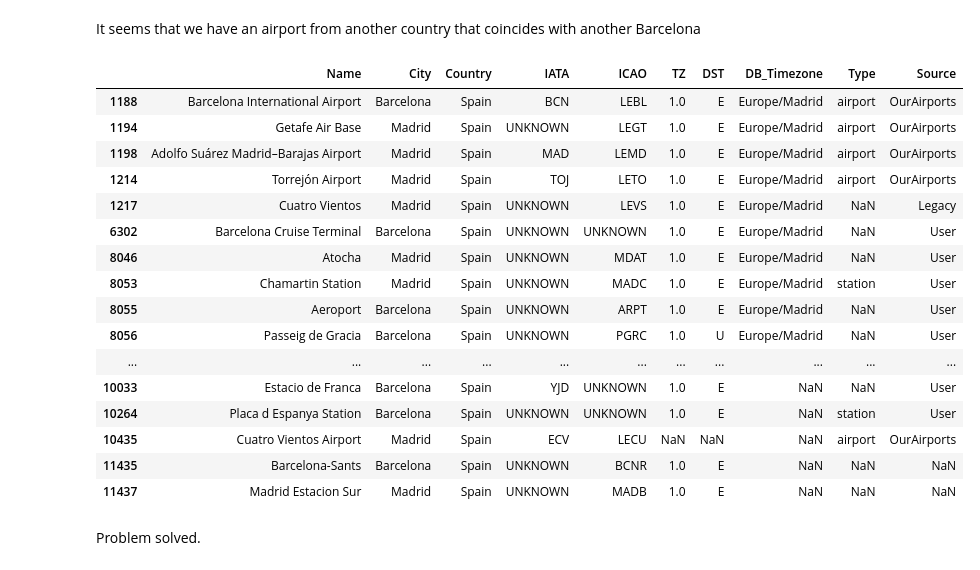
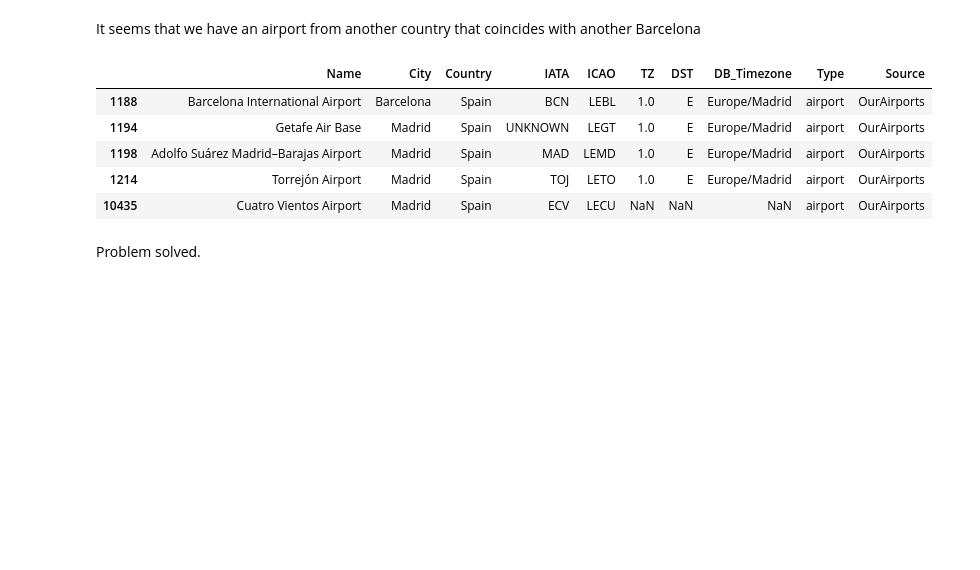
Before and after one commit to Mariospren/Individual_project_airports, a Jupyter notebook: Airports.ipynb, the cells around one changed output. Cells and saved outputs as stored; diff of their text form; code cells hidden in the pictures; blank space fills up the shorter version.

```diff
--- a/Airports.ipynb
+++ b/Airports.ipynb
@@ -463,7 +463,9 @@ plt.show()
 # Filter the DataFrame 'df_filled' to include only entries for the cities 'Barcelona' or 'Madrid'.
 Madrid_Barcelona = df_filled[(df_filled['City'] == 'Barcelona') | (df_filled['City'] == 'Madrid')]
 
-Madrid_Barcelona
+Madrid_Barcelona_airports = Madrid_Barcelona[Madrid_Barcelona['Type'] == 'airport']
+
+Madrid_Barcelona_airports
 # %% [output]
 |  | Name | City | Country | IATA | ICAO | TZ | DST | DB_Timezone | Type | Source |
 | 1188 | Barcelona International Airport | Barcelona | Spain | BCN | LEBL | 1.0 | E | Europe/Madrid | airport | OurAirports |
@@ -486,27 +478,16 @@ Madrid_Barcelona
 It seems that we have an airport from another country that coincides with another Barcelona
 # %%
 #Further filter the 'Madrid_Barcelona' DataFrame to exclude entries where the 'Country' is 'Venezuela'
-Madrid_Barcelona = Madrid_Barcelona[Madrid_Barcelona['Country'] != 'Venezuela']
+Madrid_Barcelona_airports = Madrid_Barcelona_airports[Madrid_Barcelona_airports['Country'] != 'Venezuela']
 
-Madrid_Barcelona
+Madrid_Barcelona_airports
 # %% [output]
 |  | Name | City | Country | IATA | ICAO | TZ | DST | DB_Timezone | Type | Source |
 | 1188 | Barcelona International Airport | Barcelona | Spain | BCN | LEBL | 1.0 | E | Europe/Madrid | airport | OurAirports |
 | 1194 | Getafe Air Base | Madrid | Spain | UNKNOWN | LEGT | 1.0 | E | Europe/Madrid | airport | OurAirports |
 | 1198 | Adolfo Suárez Madrid–Barajas Airport | Madrid | Spain | MAD | LEMD | 1.0 | E | Europe/Madrid | airport | OurAirports |
 | 1214 | Torrejón Airport | Madrid | Spain | TOJ | LETO | 1.0 | E | Europe/Madrid | airport | OurAirports |
-| 1217 | Cuatro Vientos | Madrid | Spain | UNKNOWN | LEVS | 1.0 | E | Europe/Madrid | NaN | Legacy |
-| 6302 | Barcelona Cruise Terminal | Barcelona | Spain | UNKNOWN | UNKNOWN | 1.0 | E | Europe/Madrid | NaN | User |
-| 8046 | Atocha | Madrid | Spain | UNKNOWN | MDAT | 1.0 | E | Europe/Madrid | NaN | User |
-| 8053 | Chamartin Station | Madrid | Spain | UNKNOWN | MADC | 1.0 | E | Europe/Madrid | station | User |
-| 8055 | Aeroport | Barcelona | Spain | UNKNOWN | ARPT | 1.0 | E | Europe/Madrid | NaN | User |
-| 8056 | Passeig de Gracia | Barcelona | Spain | UNKNOWN | PGRC | 1.0 | U | Europe/Madrid | NaN | User |
-| ... | ... | ... | ... | ... | ... | ... | ... | ... | ... | ... |
-| 10033 | Estacio de Franca | Barcelona | Spain | YJD | UNKNOWN | 1.0 | E | NaN | NaN | User |
-| 10264 | Placa d Espanya Station | Barcelona | Spain | UNKNOWN | UNKNOWN | 1.0 | E | NaN | station | User |
 | 10435 | Cuatro Vientos Airport | Madrid | Spain | ECV | LECU | NaN | NaN | NaN | airport | OurAirports |
-| 11435 | Barcelona-Sants | Barcelona | Spain | UNKNOWN | BCNR | 1.0 | E | NaN | NaN | NaN |
-| 11437 | Madrid Estacion Sur | Madrid | Spain | UNKNOWN | MADB | 1.0 | E | NaN | NaN | NaN |
 # %% [markdown]
 Problem solved.
 # %% [markdown]
```
Also changed, not shown: parts of 2 cells of this notebook, 1 other file.
